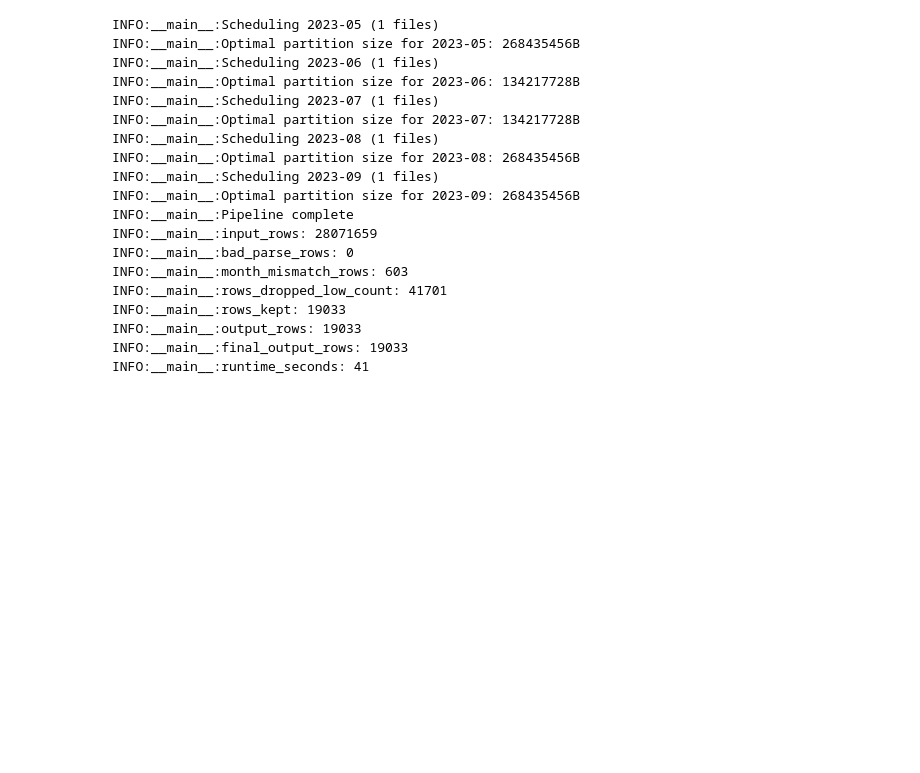
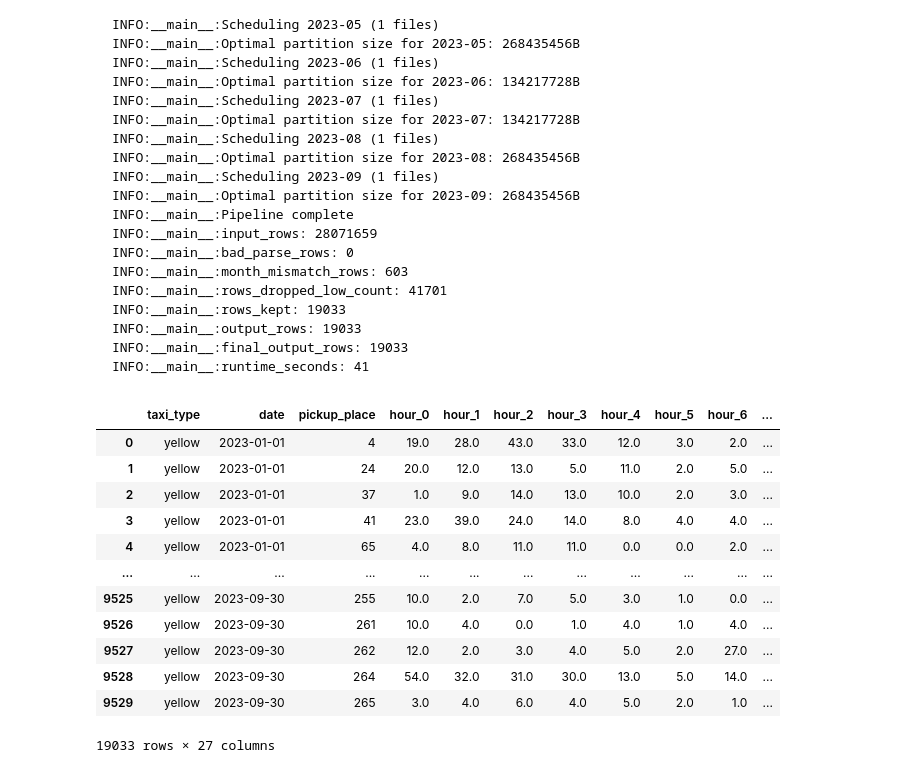
Before and after one commit to TangyKiwi/DSC-291-AWS, a Jupyter notebook: pivot_and_bootstrap/test.ipynb, the cells around one changed output. Drawn from its saved outputs; the diff is of its cells as text; code cells hidden in the pictures; blank space fills up the shorter version.

````diff
--- a/pivot_and_bootstrap/test.ipynb
+++ b/pivot_and_bootstrap/test.ipynb
@@ -176,3 +176,28 @@ INFO:__main__:output_rows: 19033
 INFO:__main__:final_output_rows: 19033
 INFO:__main__:runtime_seconds: 41
 ```
+# %%
+# read parquet from
+# s3://dsc291-taxi/taxi-output/taxi_wide_table.parquet/
+
+taxi_df = dd.read_parquet(
+    "s3://dsc291-taxi/taxi-output/taxi_wide_table.parquet/*.parquet",
+    storage_options={'anon': True}
+)
+
+pd.set_option('display.max_columns', None)
+taxi_df.compute()
+# %% [output]
+|  | taxi_type | date | pickup_place | hour_0 | hour_1 | hour_2 | hour_3 | hour_4 | hour_5 | hour_6 | ... |
+| 0 | yellow | 2023-01-01 | 4 | 19.0 | 28.0 | 43.0 | 33.0 | 12.0 | 3.0 | 2.0 | ... |
+| 1 | yellow | 2023-01-01 | 24 | 20.0 | 12.0 | 13.0 | 5.0 | 11.0 | 2.0 | 5.0 | ... |
+| 2 | yellow | 2023-01-01 | 37 | 1.0 | 9.0 | 14.0 | 13.0 | 10.0 | 2.0 | 3.0 | ... |
+| 3 | yellow | 2023-01-01 | 41 | 23.0 | 39.0 | 24.0 | 14.0 | 8.0 | 4.0 | 4.0 | ... |
+| 4 | yellow | 2023-01-01 | 65 | 4.0 | 8.0 | 11.0 | 11.0 | 0.0 | 0.0 | 2.0 | ... |
+| ... | ... | ... | ... | ... | ... | ... | ... | ... | ... | ... | ... |
+| 9525 | yellow | 2023-09-30 | 255 | 10.0 | 2.0 | 7.0 | 5.0 | 3.0 | 1.0 | 0.0 | ... |
+| 9526 | yellow | 2023-09-30 | 261 | 10.0 | 4.0 | 0.0 | 1.0 | 4.0 | 1.0 | 4.0 | ... |
+| 9527 | yellow | 2023-09-30 | 262 | 12.0 | 2.0 | 3.0 | 4.0 | 5.0 | 2.0 | 27.0 | ... |
+| 9528 | yellow | 2023-09-30 | 264 | 54.0 | 32.0 | 31.0 | 30.0 | 13.0 | 5.0 | 14.0 | ... |
+| 9529 | yellow | 2023-09-30 | 265 | 3.0 | 4.0 | 6.0 | 4.0 | 5.0 | 2.0 | 1.0 | ... |
+19033 rows × 27 columns
````
Also changed, not shown: 3 other files.
